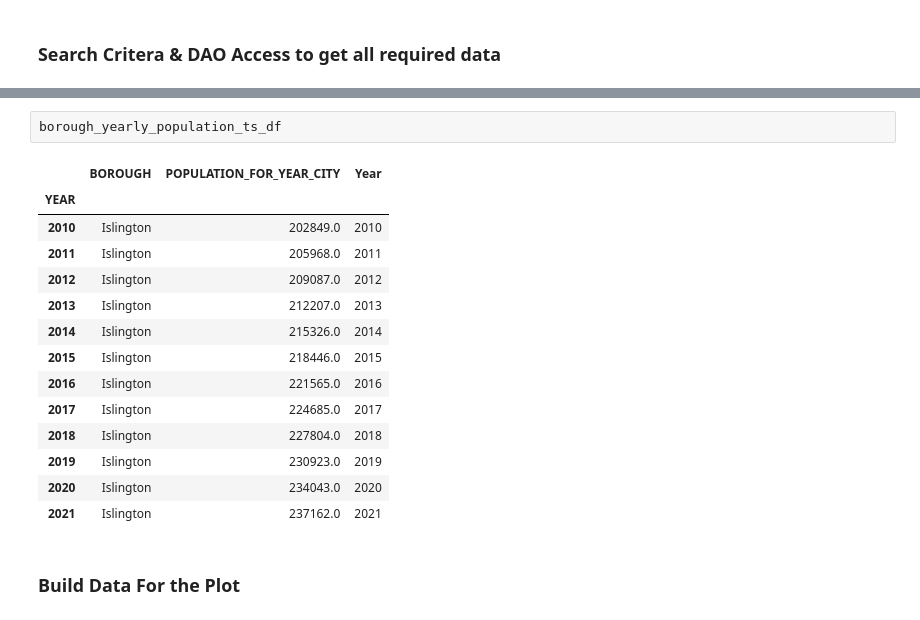
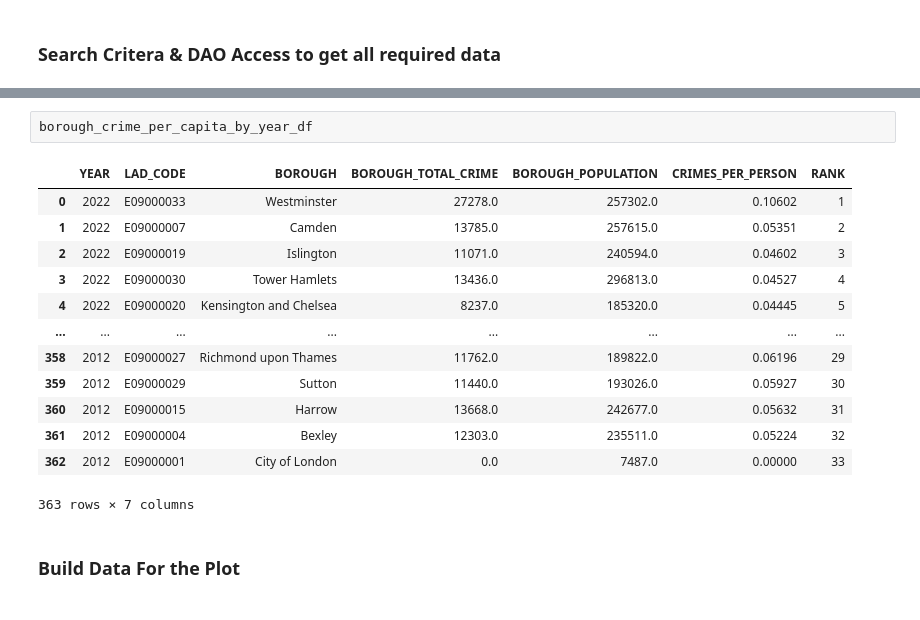
Before and after one commit to neal-bamford/sd-map-streamlit, a Jupyter notebook: SD_Map_General_Report_07_Crime.ipynb, the cells around one changed output, grey strips where cells are left out. Cells and saved outputs as stored; diff of their text form.

```diff
--- a/SD_Map_General_Report_07_Crime.ipynb
+++ b/SD_Map_General_Report_07_Crime.ipynb
@@ -170,20 +152,19 @@ city_yearly_population_ts_df
 # %%
-borough_yearly_population_ts_df
+borough_crime_per_capita_by_year_df
 # %% [output]
-|  | BOROUGH | POPULATION_FOR_YEAR_CITY | Year |
-| YEAR |  |  |  |
-| 2010 | Islington | 202849.0 | 2010 |
-| 2011 | Islington | 205968.0 | 2011 |
-| 2012 | Islington | 209087.0 | 2012 |
-| 2013 | Islington | 212207.0 | 2013 |
-| 2014 | Islington | 215326.0 | 2014 |
-| 2015 | Islington | 218446.0 | 2015 |
-| 2016 | Islington | 221565.0 | 2016 |
-| 2017 | Islington | 224685.0 | 2017 |
-| 2018 | Islington | 227804.0 | 2018 |
-| 2019 | Islington | 230923.0 | 2019 |
-| 2020 | Islington | 234043.0 | 2020 |
-| 2021 | Islington | 237162.0 | 2021 |
+|  | YEAR | LAD_CODE | BOROUGH | BOROUGH_TOTAL_CRIME | BOROUGH_POPULATION | CRIMES_PER_PERSON | RANK |
+| 0 | 2022 | E09000033 | Westminster | 27278.0 | 257302.0 | 0.10602 | 1 |
+| 1 | 2022 | E09000007 | Camden | 13785.0 | 257615.0 | 0.05351 | 2 |
+| 2 | 2022 | E09000019 | Islington | 11071.0 | 240594.0 | 0.04602 | 3 |
+| 3 | 2022 | E09000030 | Tower Hamlets | 13436.0 | 296813.0 | 0.04527 | 4 |
+| 4 | 2022 | E09000020 | Kensington and Chelsea | 8237.0 | 185320.0 | 0.04445 | 5 |
+| ... | ... | ... | ... | ... | ... | ... | ... |
+| 358 | 2012 | E09000027 | Richmond upon Thames | 11762.0 | 189822.0 | 0.06196 | 29 |
+| 359 | 2012 | E09000029 | Sutton | 11440.0 | 193026.0 | 0.05927 | 30 |
+| 360 | 2012 | E09000015 | Harrow | 13668.0 | 242677.0 | 0.05632 | 31 |
+| 361 | 2012 | E09000004 | Bexley | 12303.0 | 235511.0 | 0.05224 | 32 |
+| 362 | 2012 | E09000001 | City of London | 0.0 | 7487.0 | 0.00000 | 33 |
+363 rows × 7 columns
 # %% [markdown]
 ### Build Data For the Plot
 # %%
```
Also changed, not shown: parts of 25 cells of this notebook, 1 other file.
